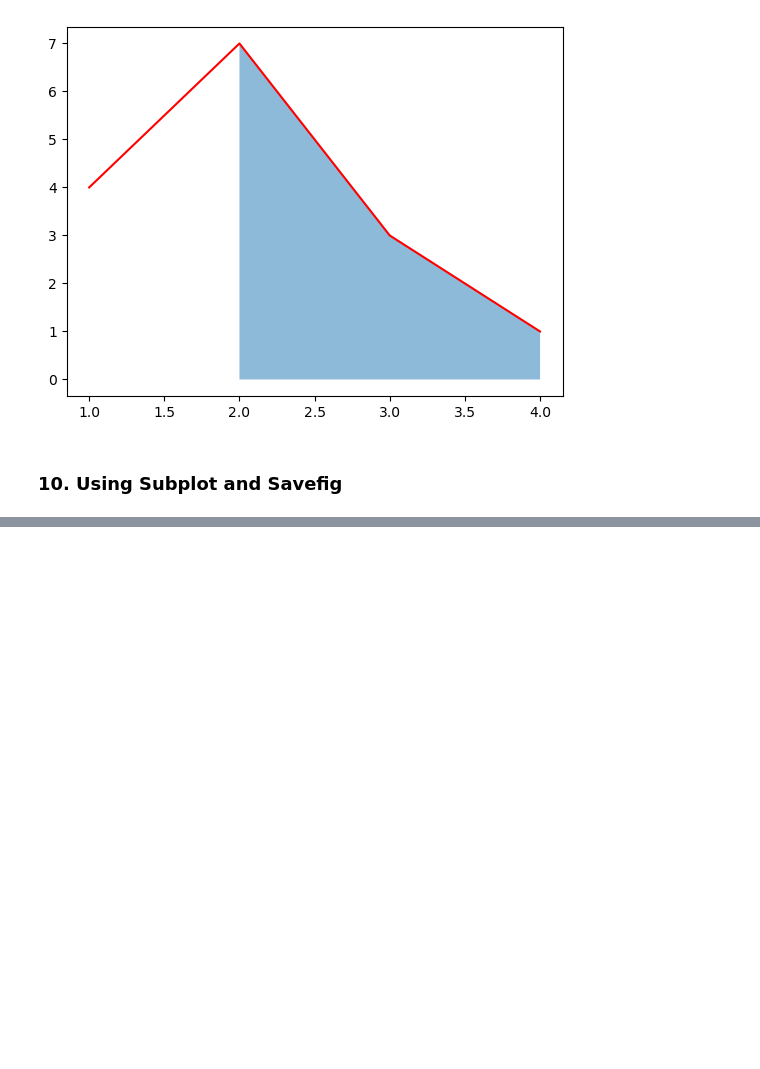
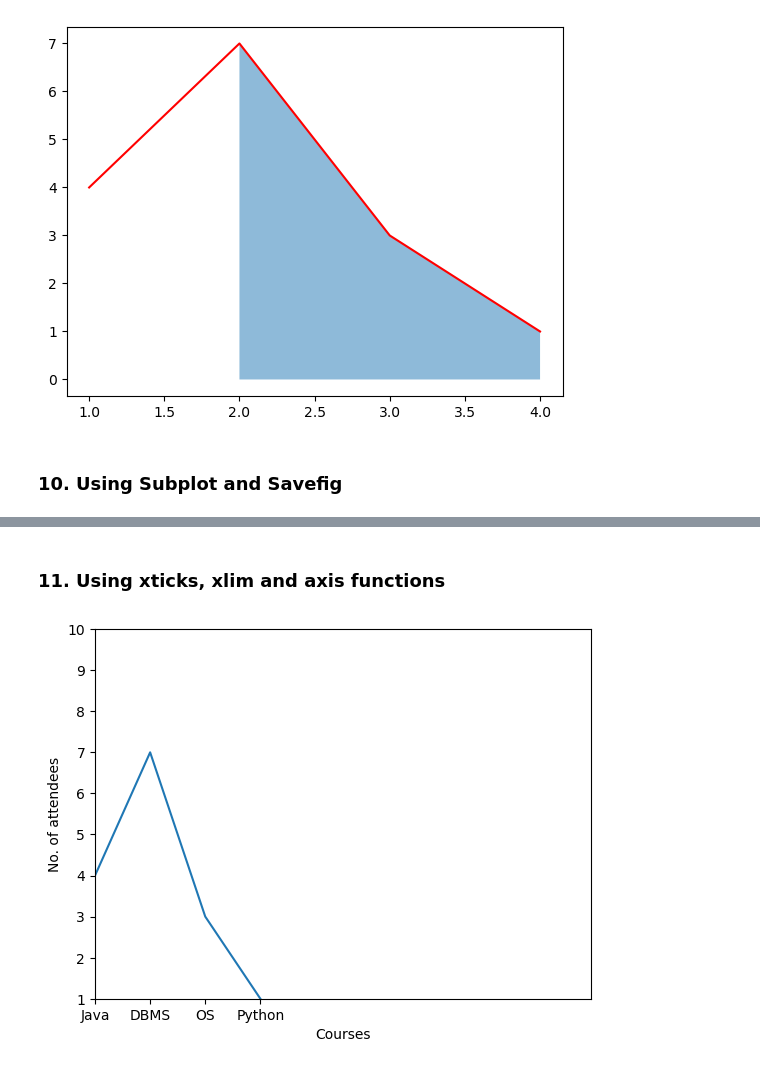
Before and after one commit to pravatn01/Matplotlib-Data-VIz, a Jupyter notebook: data_viz.ipynb, the cells around one changed output, grey strips where cells are left out. Saved outputs shown, nothing was run; the diff lists cells and outputs as text; code cells hidden in the pictures; blank space fills up the shorter version.

Commit message:
xticks, xlim and axis functions

```diff
--- a/data_viz.ipynb
+++ b/data_viz.ipynb
@@ -256,0 +257,17 @@ plt.show()
+# %% [markdown]
+### 11. Using xticks, xlim and axis functions
+# %%
+x = [1,2,3,4]
+y = [4,7,3,1]
+plt.plot(x,y)
+plt.xticks(x,labels=['Java', 'DBMS', 'OS', 'Python'])
+
+plt.xlabel('Courses')
+plt.ylabel('No. of attendees')
+
+plt.ylim(1,10)   #for custom range limit in axis
+plt.axis([1,10,1,10])  #to define limit for both x and y axis (min_x,max_x,min_x,max_y)
+
+plt.show()
+# %% [output]
+[figure, added]
```
Also changed, not shown: parts of 1 cell of this notebook, 1 other file.
